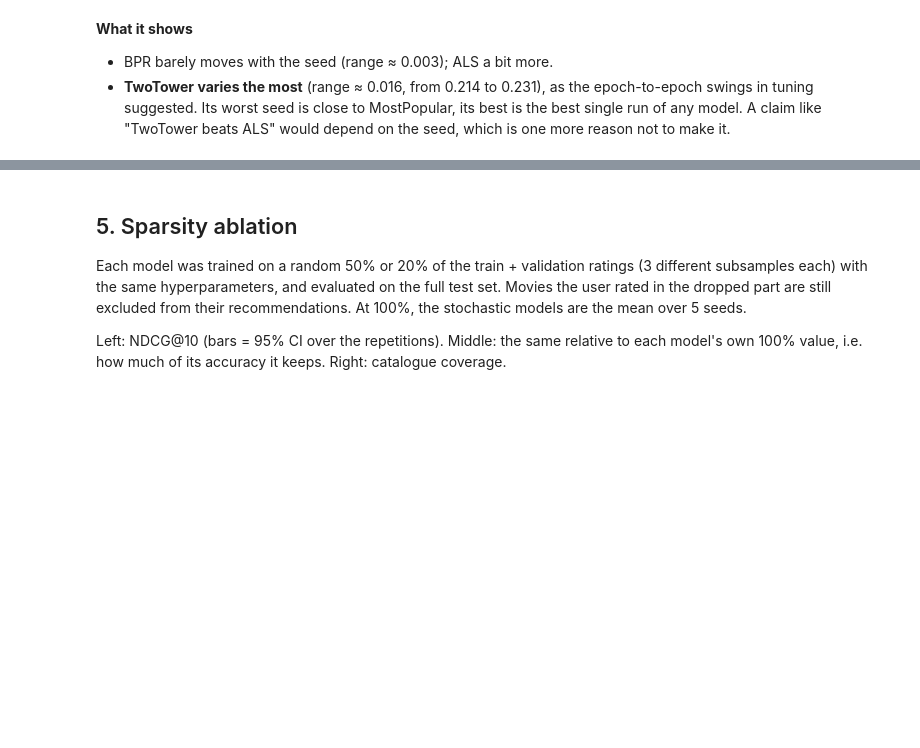
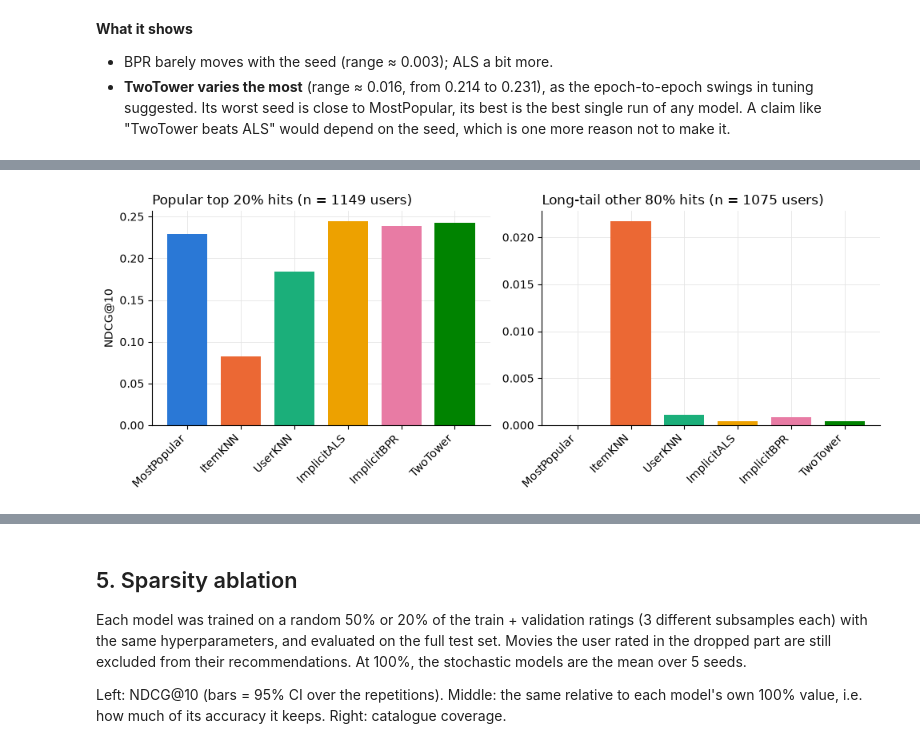
Before and after one commit to halampav/DATA.ML.360-2026-2027-1_group16, a Jupyter notebook: notebooks/04_part2_results.ipynb, the cells around one changed output, grey strips where cells are left out. Saved outputs shown, nothing was run; the diff lists cells and outputs as text; code cells hidden in the pictures; blank space fills up the shorter version.

```diff
--- a/notebooks/04_part2_results.ipynb
+++ b/notebooks/04_part2_results.ipynb
@@ -251,0 +250,17 @@ plt.show()
+# %%
+popularity = subgroups[subgroups.dimension == "Item popularity"]
+
+fig, axes = plt.subplots(1, 2, figsize=(10, 4))
+for ax, segment in zip(axes, ["Popular top 20%", "Long-tail other 80%"]):
+    part = popularity[popularity.segment == segment].set_index("model").loc[ORDER]
+    ax.bar(range(len(ORDER)), part.ndcg_at_10, color=[COLORS[m] for m in ORDER], width=0.75)
+    ax.set_xticks(range(len(ORDER)), ORDER, rotation=45, ha="right")
+    n = int(part.users_evaluated.iloc[0])
+    ax.set_title(f"{segment} hits (n = {n} users)", loc="left")
+axes[0].set_ylabel("NDCG@10")
+axes[1].yaxis.set_major_formatter(lambda v, _: f"{v:.3f}")
+plt.tight_layout()
+save(fig, "disaggregated_popularity")
+plt.show()
+# %% [output]
+[figure, added]
```
Also changed, not shown: parts of 9 cells of this notebook, 2 other files.
